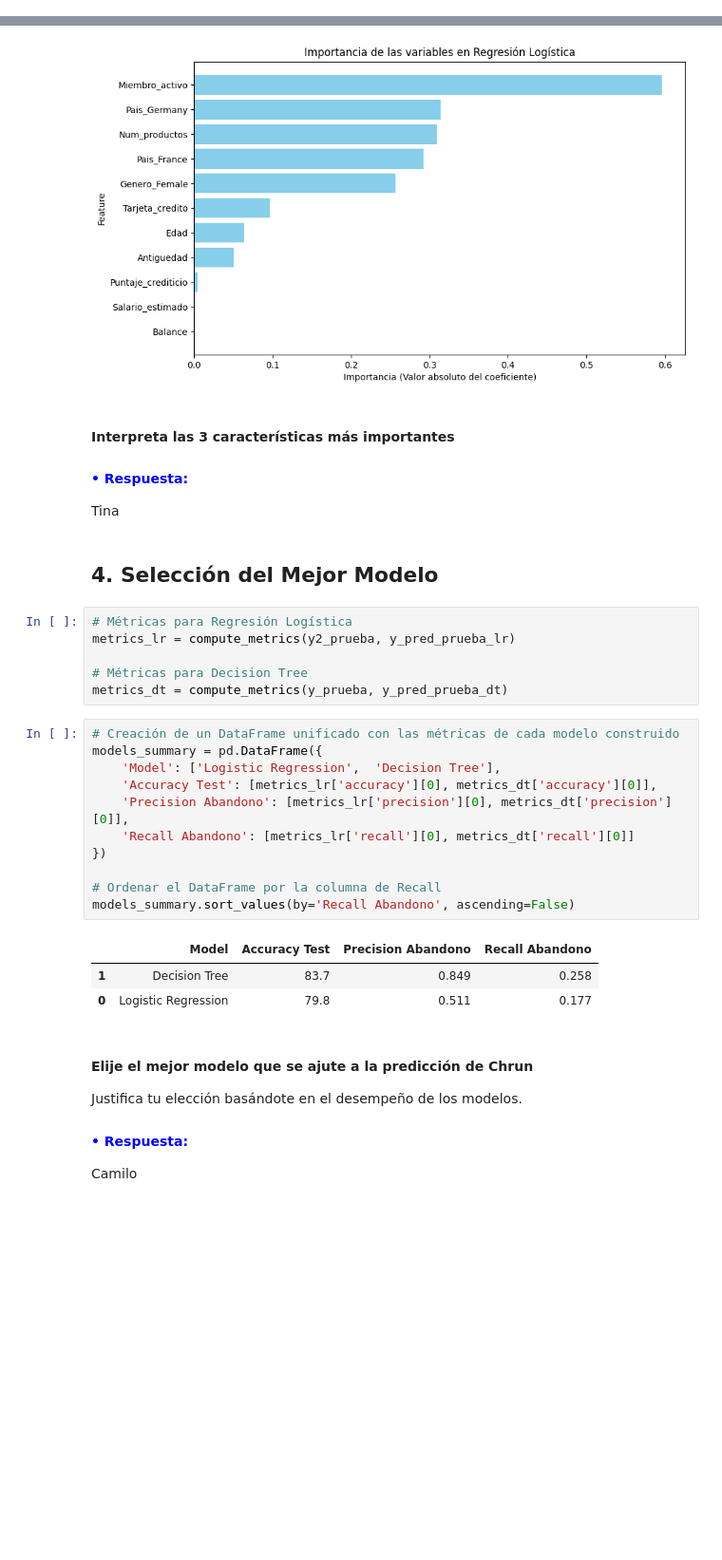
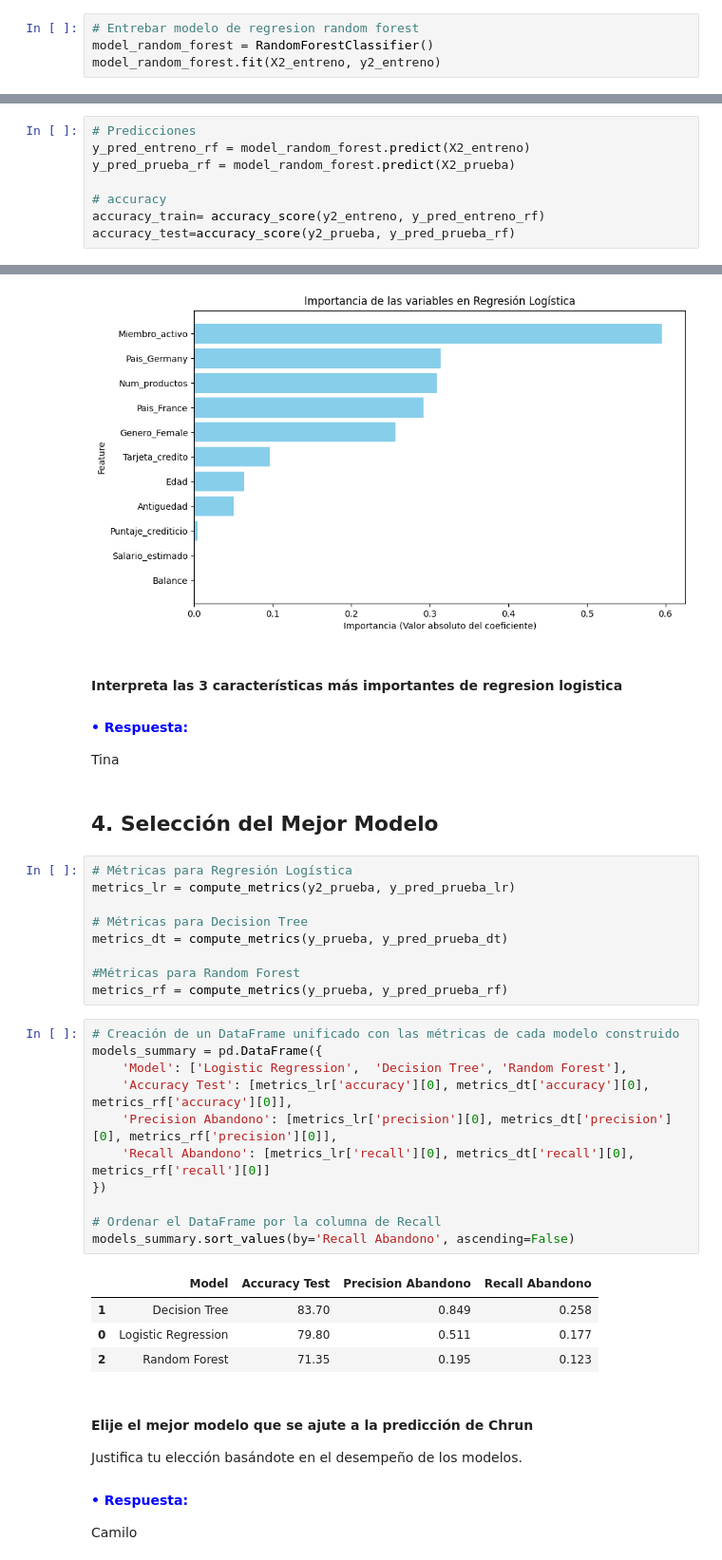
Before and after one commit to jofepe16/Reto_Bootcamp, a Jupyter notebook: Reto_Bootcamp.ipynb, the cells around one changed output, grey strips where cells are left out. Shown at 95% size. Saved outputs shown, nothing was run; the diff lists cells and outputs as text; blank space fills up the shorter version.

Commit message:
Adding random forest model

```diff
--- a/Reto_Bootcamp.ipynb
+++ b/Reto_Bootcamp.ipynb
@@ -931,0 +919,4 @@ Resultados.head()
+# %%
+# Entrebar modelo de regresion random forest
+model_random_forest = RandomForestClassifier()
+model_random_forest.fit(X2_entreno, y2_entreno)
@@ -931,0 +925,8 @@ Resultados.head()
+# %%
+# Predicciones
+y_pred_entreno_rf = model_random_forest.predict(X2_entreno)
+y_pred_prueba_rf = model_random_forest.predict(X2_prueba)
+
+# accuracy
+accuracy_train= accuracy_score(y2_entreno, y_pred_entreno_rf)
+accuracy_test=accuracy_score(y2_prueba, y_pred_prueba_rf)
@@ -969,7 +992,7 @@ plt.show()
 # %% [output]
 [figure]
 # %% [markdown]
-#### Interpreta las 3 características más importantes
+#### Interpreta las 3 características más importantes de regresion logistica
 
 <h4 style = "color: blue;"> • Respuesta: </h4>
 Tina
@@ -981,21 +1004,25 @@ metrics_lr = compute_metrics(y2_prueba, y_pred_prueba_lr)
 
 # Métricas para Decision Tree
 metrics_dt = compute_metrics(y_prueba, y_pred_prueba_dt)
+
+#Métricas para Random Forest
+metrics_rf = compute_metrics(y_prueba, y_pred_prueba_rf)
 # %%
 # Creación de un DataFrame unificado con las métricas de cada modelo construido
 models_summary = pd.DataFrame({
-    'Model': ['Logistic Regression',  'Decision Tree'],
-    'Accuracy Test': [metrics_lr['accuracy'][0], metrics_dt['accuracy'][0]],
-    'Precision Abandono': [metrics_lr['precision'][0], metrics_dt['precision'][0]],
-    'Recall Abandono': [metrics_lr['recall'][0], metrics_dt['recall'][0]]
+    'Model': ['Logistic Regression',  'Decision Tree', 'Random Forest'],
+    'Accuracy Test': [metrics_lr['accuracy'][0], metrics_dt['accuracy'][0], metrics_rf['accuracy'][0]],
+    'Precision Abandono': [metrics_lr['precision'][0], metrics_dt['precision'][0], metrics_rf['precision'][0]],
+    'Recall Abandono': [metrics_lr['recall'][0], metrics_dt['recall'][0], metrics_rf['recall'][0]]
 })
 
 # Ordenar el DataFrame por la columna de Recall
 models_summary.sort_values(by='Recall Abandono', ascending=False)
 # %% [output]
 |  | Model | Accuracy Test | Precision Abandono | Recall Abandono |
-| 1 | Decision Tree | 83.7 | 0.849 | 0.258 |
-| 0 | Logistic Regression | 79.8 | 0.511 | 0.177 |
+| 1 | Decision Tree | 83.70 | 0.849 | 0.258 |
+| 0 | Logistic Regression | 79.80 | 0.511 | 0.177 |
+| 2 | Random Forest | 71.35 | 0.195 | 0.123 |
 # %% [markdown]
 #### Elije el mejor modelo que se ajute a la predicción de Chrun
 
```
Also changed, not shown: parts of 20 cells of this notebook.
